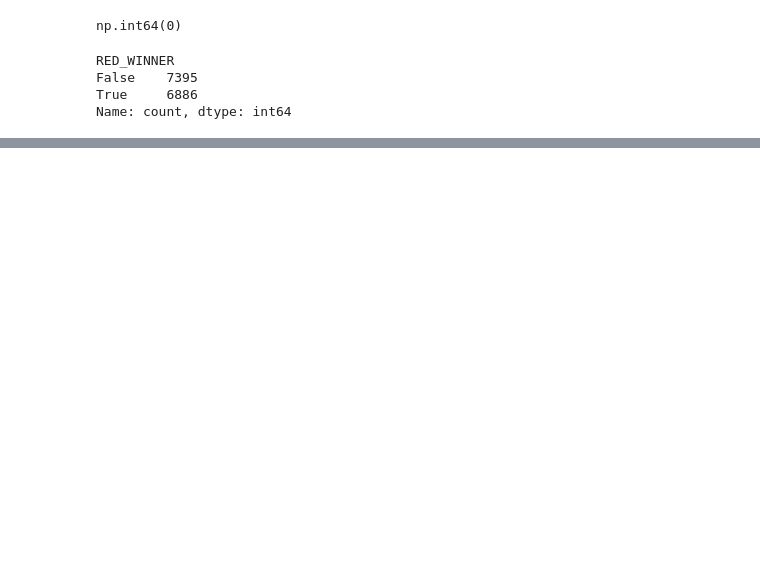
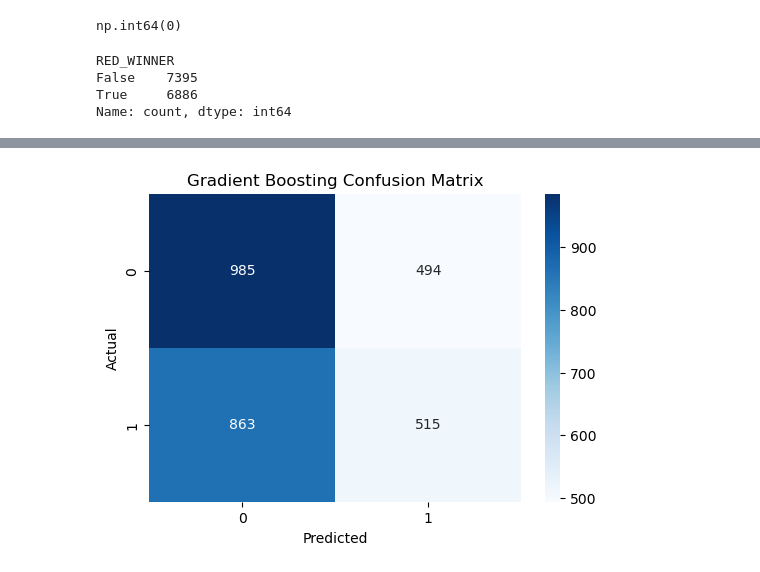
Before and after one commit to R-Rajaie/cs171-lol-draft-analysis, a Jupyter notebook: src/sai/gb_model.ipynb, the cells around one changed output, grey strips where cells are left out. Drawn from its saved outputs; the diff is of its cells as text; code cells hidden in the pictures; blank space fills up the shorter version.

```diff
--- a/src/sai/gb_model.ipynb
+++ b/src/sai/gb_model.ipynb
@@ -179,10 +233,10 @@ grid = GridSearchCV(
 
 grid.fit(X_train, y_train)
 
-y_pred = grid.predict(X_test)
+gy_pred = grid.predict(X_test)
 
 print("\nBest parameters:", grid.best_params_)
 print("Best CV accuracy:", grid.best_score_)
-print("\nTest accuracy:", accuracy_score(y_test, y_pred))
+print("\nTest accuracy:", accuracy_score(y_test, gy_pred))
 print("\nConfusion matrix:")
-print(confusion_matrix(y_test, y_pred))
+g_c  = confusion_matrix(y_test, gy_pred)
@@ -229,0 +328,10 @@ Confusion matrix:
+# %%
+
+plt.figure(figsize=(6, 4))
+sns.heatmap(g_c, annot=True, fmt='d', cmap='Blues')
+plt.title("Gradient Boosting Confusion Matrix")
+plt.xlabel("Predicted")
+plt.ylabel("Actual")
+plt.show()
+# %% [output]
+[figure, added]
```
Also changed, not shown: parts of 13 cells of this notebook, 1 other file.
